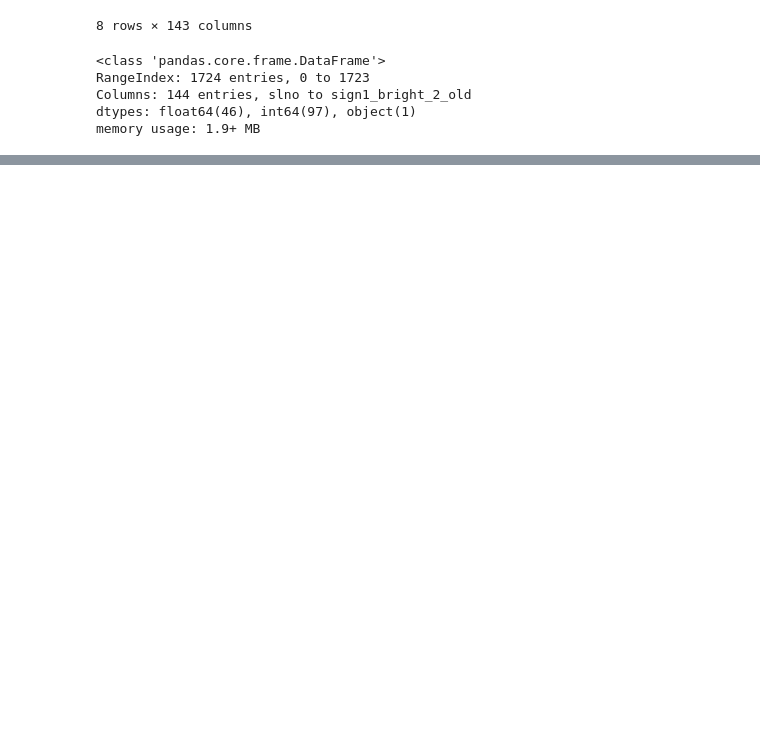
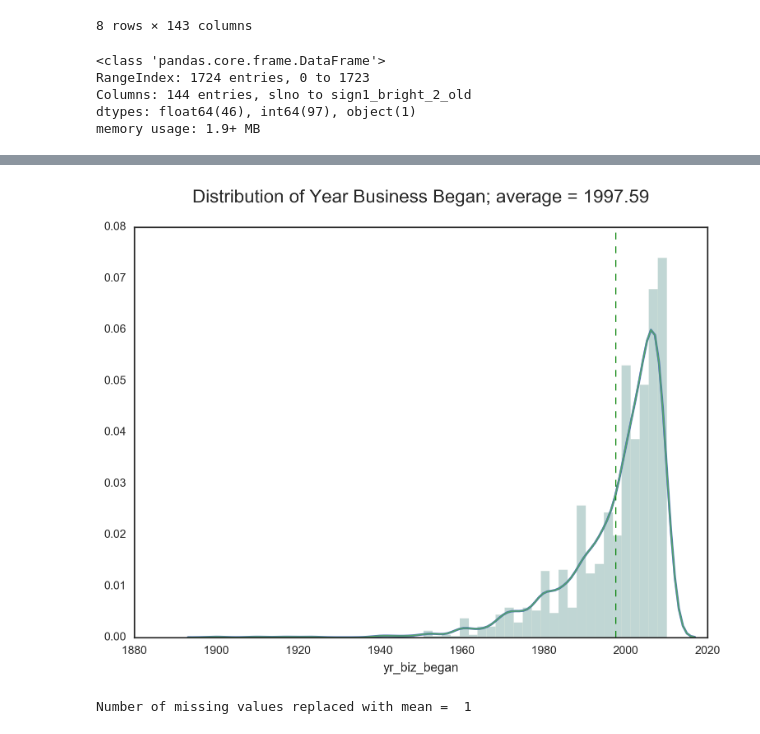
Before and after one commit to sjmanning/ECON628-01-sjmanning, a Jupyter notebook: Project_2_Bangladesh.ipynb, the cells around one changed output, grey strips where cells are left out. Saved outputs shown, nothing was run; the diff lists cells and outputs as text; code cells hidden in the pictures; blank space fills up the shorter version.

```diff
--- a/Project_2_Bangladesh.ipynb
+++ b/Project_2_Bangladesh.ipynb
@@ -280,4 +460 @@ sign1_bright_2_old             457
 dtype: int64
-# %%
-bang1.dropna(axis=1, inplace=True)
-bang1.isnull().sum(axis=0)
@@ -335,7 +460,0 @@ memory usage: 1.3+ MB
-# %%
-## Creating outcome variables. First step is to know how long each business has been running,
-## so that I can create outcome variables that account for rates of change in addition to
-## current statistics that indicate business success.
-
-bang1['biz_age'] = 2010 - bang1['yr_biz_began']
-bang1['change_in_wrkrs_py'] = (bang1['current_num_tot_workers'] - bang1['tot_num_workers_atbeg']) / bang1['biz_age']
@@ -341,0 +510,25 @@ bang1['change_in_wrkrs_py'] = (bang1['current_num_tot_workers'] - bang1['tot_num
+# %%
+## From the data dictionary online, I know that for one of the questions
+## about what year the business began, if respondents did not know, then
+## their response was coded as 999. This only happened ten times, but
+## this is an important variable for further analysis, so I am going
+## to remove those observations with the code below.
+
+bang1 = bang1[(bang1.yr_biz_began != 999)]
+# %%
+## Defining a function to use to create histograms for different variables.
+
+def histogram_plotter(title, data):
+   sns.set(rc={"figure.figsize": (8, 6)})
+   sns.set_style('white')
+   dist = sns.distplot(data, hist_kws={'alpha':0.2}, kde_kws={'linewidth':2})
+
+   dist.axvline(np.mean(data), lw=1, c='green', ls='dashed')
+   average_roll = '{0:.2f}'.format(np.mean(data))
+   title = 'Distribution of ' + title + '; average = '  + average_roll + '\n'
+   dist.set_title(title, fontsize=16)
+   dist = sns.distplot(data, hist_kws={'alpha':0.2}, kde_kws={'linewidth':1})
+# %%
+histogram_plotter("Year Business Began", bang1.yr_biz_began)
+# %% [output]
+[figure, added]
@@ -341,0 +549,4 @@ bang1['change_in_wrkrs_py'] = (bang1['current_num_tot_workers'] - bang1['tot_num
+# %%
+missing_values(bang1.job_growth_py)
+# %% [output]
+Number of missing values replaced with mean =  1
```
Also changed, not shown: parts of 117 cells of this notebook.
